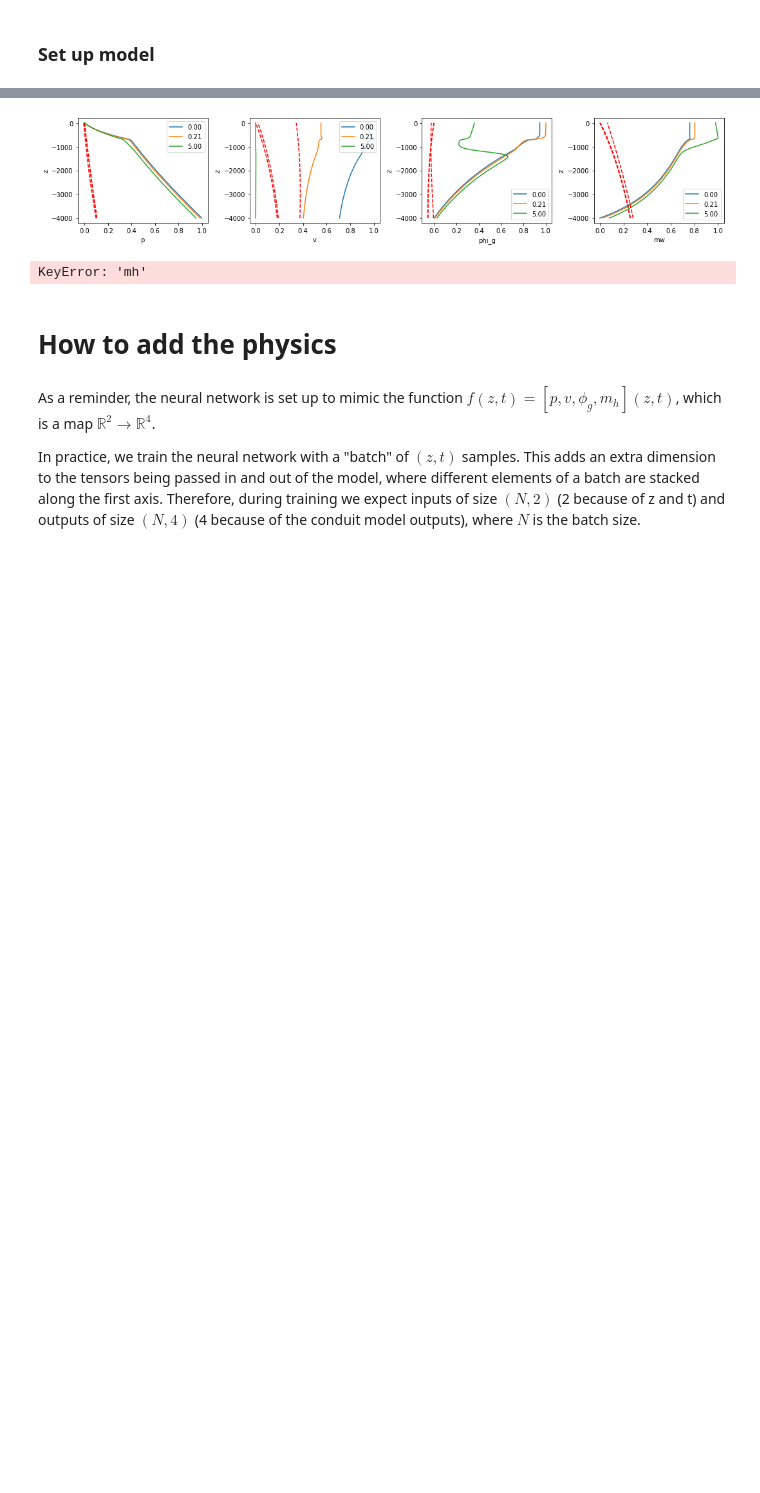
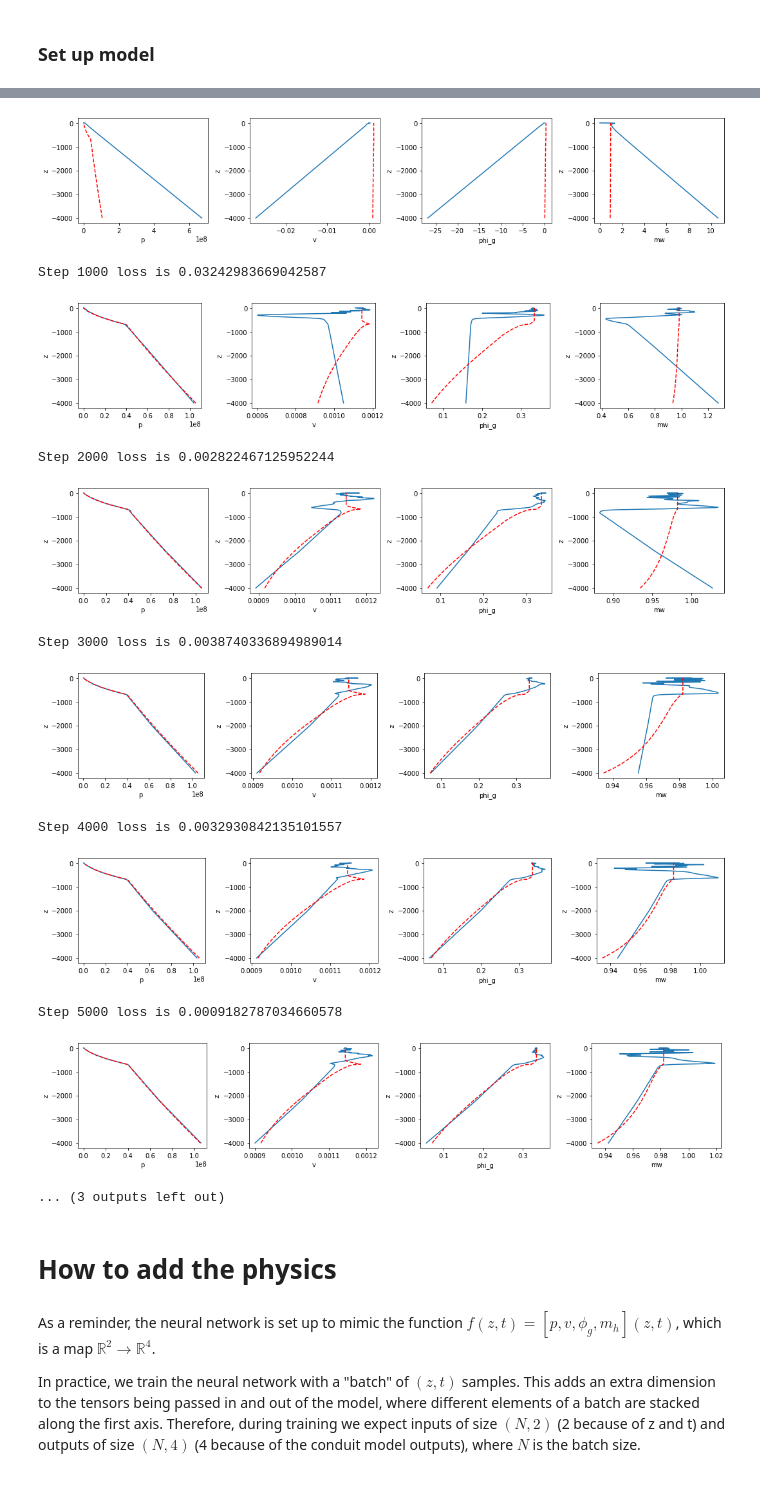
Before and after one commit to bmullet/neural_conduit, a Jupyter notebook: Neural_tdc.ipynb, the cells around one changed output, grey strips where cells are left out. Saved outputs shown, nothing was run; the diff lists cells and outputs as text; code cells hidden in the pictures; blank space fills up the shorter version.

Commit message:
Integrate new tf.dataset classes into training loop

```diff
--- a/Neural_tdc.ipynb
+++ b/Neural_tdc.ipynb
@@ -169,2 +268,0 @@ d = conduit_data_transformer(c)
-# %%
-ds = d.create_tf_dataset()
@@ -381,0 +269,5 @@ c.plot()
+# %%
+dataset = d.create_tf_dataset()
+
+# Shows what one element of the dataset looks like
+print(dataset.element_spec)
@@ -381,0 +276,8 @@ c.plot()
+# %%
+assembler = data_assembler_template(input_vars=["z"], input_model_params=[], output_vars=CONDUIT_VAR_NAMES)
+batcher = ds.batch(600)
+
+for batch in batcher:
+  model_input, model_output, model_output_gradients, model_params, boundary_conditions = assembler(batch)
+  plot_batch(model_input, model_output, model_output)
+  break
@@ -408,6 +312,6 @@ class PDENeuralNet(tf.keras.Model):
     return z
 # %%
 # Neural network parameters
-N_INPUTS = 2
+N_INPUTS = 1
 N_OUTPUTS = 4
 # %%
@@ -558,8 +474,8 @@ def train(model, y, c, loss_func):
 # %%
-N_ITER=100000
-N_DATA_STEPS=1000
+N_EPOCHS=100000
+N_DATA_EPOCHS=10000
 
 conduit_nn = PDENeuralNet(N_INPUTS,N_OUTPUTS) # First output is pressure, second is u
 
-train(conduit_nn, tf.convert_to_tensor(c.in_array), c, conduit_loss)
+train(conduit_nn, dataset)
 # %% [output]
@@ -567,5 +484,15 @@ Step 0 loss is 0.28273966908454895
-[figure, old version]
+[figure, new version]
-KeyError: 'mh'
+Step 1000 loss is 0.03242983669042587
+[figure, added]
+Step 2000 loss is 0.002822467125952244
+[figure, added]
+Step 3000 loss is 0.0038740336894989014
+[figure, added]
+Step 4000 loss is 0.0032930842135101557
+[figure, added]
+Step 5000 loss is 0.0009182787034660578
+[figure, added]
+... (3 outputs left out)
 # %% [markdown]
 # How to add the physics
 # %% [markdown]
```
Also changed, not shown: parts of 11 cells of this notebook.
